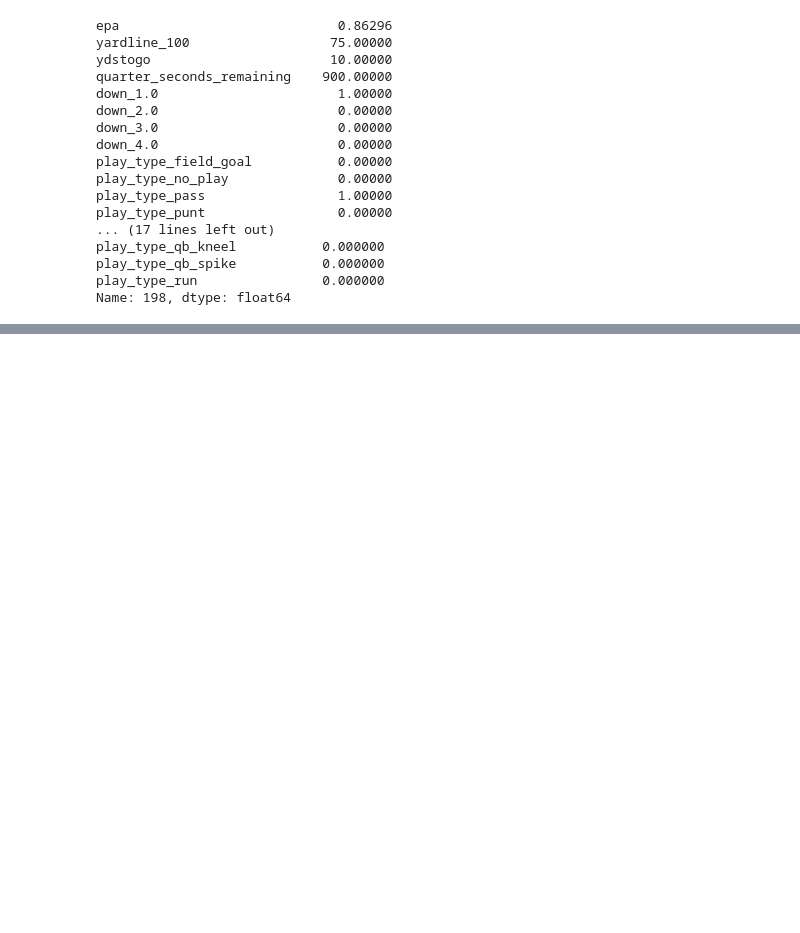
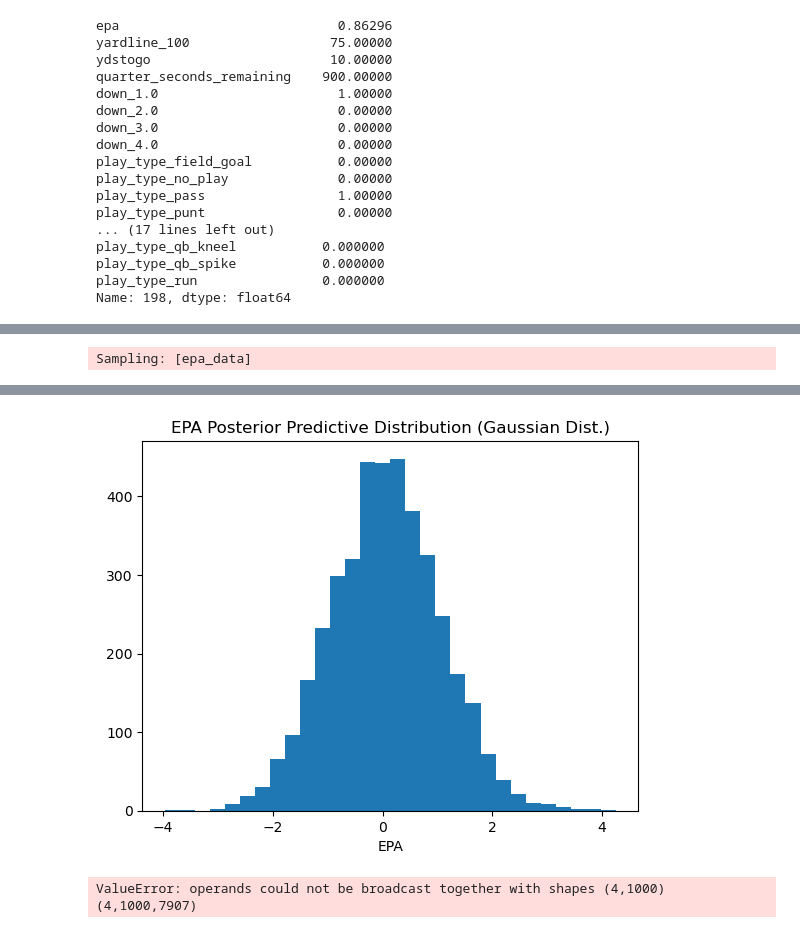
Before and after one commit to sdassarkar/DS4420-Final-Project, a Jupyter notebook: project_bayesian.ipynb, the cells around one changed output, grey strips where cells are left out. Cells and saved outputs as stored; diff of their text form; code cells hidden in the pictures; blank space fills up the shorter version.

Commit message:
Added cross validation, still debugging

```diff
--- a/project_bayesian.ipynb
+++ b/project_bayesian.ipynb
@@ -217,0 +226,12 @@ plt.show()
+# %%
+# Visualize the Posterior Predictive samples
+with epa_norm:
+    preds_norm = pymc.sample_posterior_predictive(post_samples, var_names=["epa_data"])
+
+# Plot the histogram
+plt.hist(preds_norm.posterior_predictive["epa_data"][:, :, 0].values.ravel(), bins=30)
+plt.title("EPA Posterior Predictive Distribution (Gaussian Dist.)")
+plt.xlabel("EPA")
+plt.show()
+# %% [output]
+Sampling: [epa_data]
@@ -217,0 +240,31 @@ plt.show()
+[figure, added]
+# %%
+# NEED TO DEBUG
+# NEW - Assess Cross Validation data
+df_down_test = x_test.iloc[:, [3, 4, 5, 6]]
+df_playtype_test = x_test.iloc[:, [7, 8, 9, 10, 11, 12, 13]]
+
+# Generate predictions using posterior samples
+with epa_norm:
+    # Calculate mu for test data using posterior weight samples
+    mu_test = (
+        post_samples.posterior["w0"] +
+        post_samples.posterior["w_yardline"].values[..., None] * x_test["yardline_100"].values +
+        post_samples.posterior["w_ydstogo"].values[..., None] * x_test["ydstogo"].values +
+        post_samples.posterior["w_qtrsecs"].values[..., None] * x_test["quarter_seconds_remaining"].values +
+        #np.einsum('...i,ji->...j', post_samples.posterior["w_down"], df_down_test.values.T) +
+        #np.einsum('...i,ji->...j', post_samples.posterior["w_playtype"], df_playtype_test.values.T)
+        post_samples.posterior["w_down"] @ df_down.T +
+        post_samples.posterior["w_playtype"] @ df_playtype.T
+    )
+
+    # Get mean prediction across chains and draws
+    y_pred = mu_test.mean(axis=(0, 1))
+
+# Evaluate performance
+mse = mean_squared_error(y_test, y_pred)
+r2 = r2_score(y_test, y_pred)
+print(f"Test MSE: {mse:.4f}")
+print(f"Test R²: {r2:.4f}")
+# %% [output]
+ValueError: operands could not be broadcast together with shapes (4,1000) (4,1000,7907)
```
Also changed, not shown: parts of 6 cells of this notebook.
